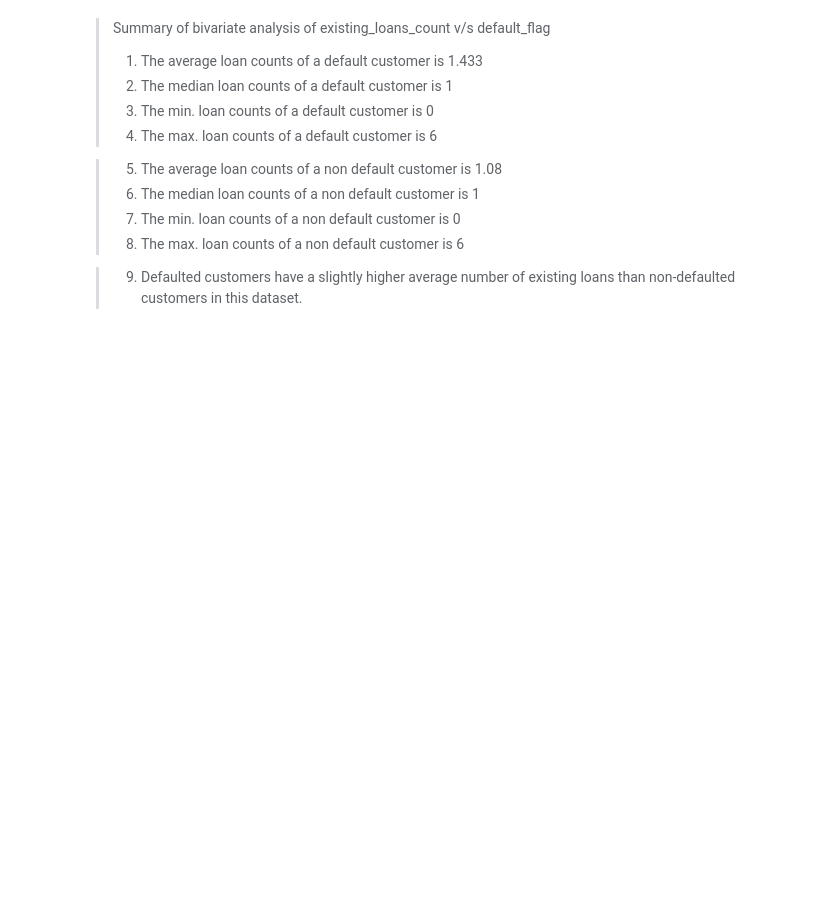
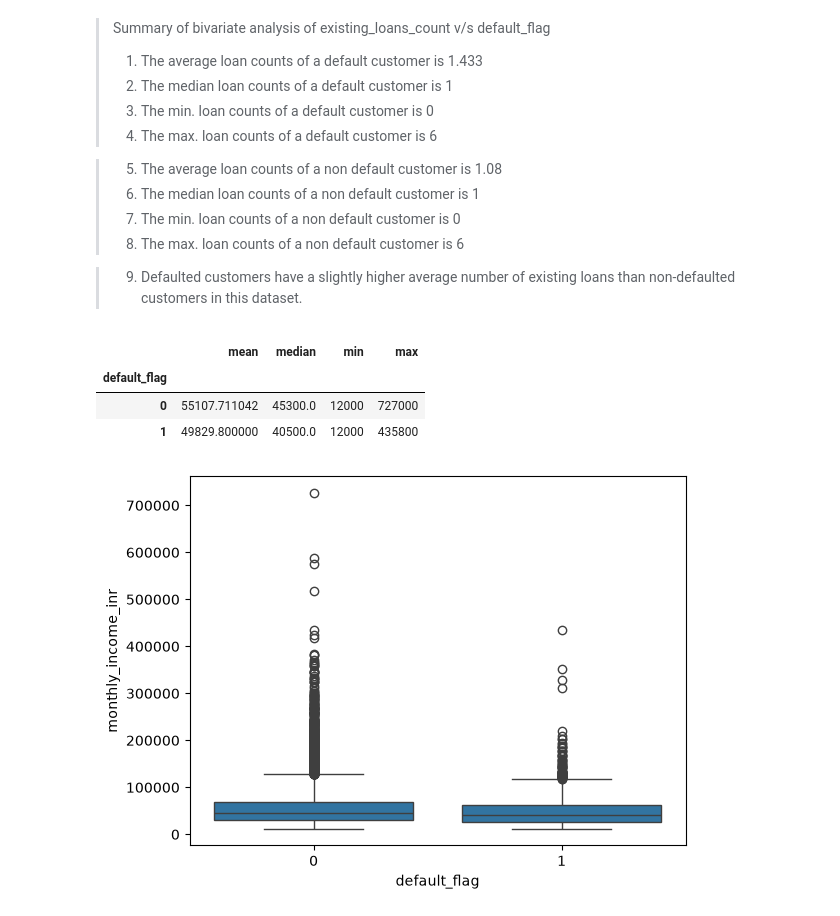
Before and after one commit to Nayan-2006-opensource/loan-default-risk-analysis, a Jupyter notebook: Notebooks/bivariate_analysis_numerical_vs_categorical_columns.ipynb, the cells around one changed output. Drawn from its saved outputs; the diff is of its cells as text; code cells hidden in the pictures; blank space fills up the shorter version.

Commit message:
monthly_income_inr V/s default_flag

```diff
--- a/Notebooks/bivariate_analysis_numerical_vs_categorical_columns.ipynb
+++ b/Notebooks/bivariate_analysis_numerical_vs_categorical_columns.ipynb
@@ -137,3 +137,15 @@ plt.show()
 
 >9. Defaulted customers have a slightly higher average number of
 >existing loans than non-defaulted customers in this dataset.
+# %%
+#monthly_income_inr V/s default_flag
+a=df.groupby("default_flag")["monthly_income_inr"].agg(["mean","median","min","max"])
+display(a)
+sns.boxplot(data=df,x="default_flag",y="monthly_income_inr")
+plt.show()
+# %% [output]
+|  | mean | median | min | max |
+| default_flag |  |  |  |  |
+| 0 | 55107.711042 | 45300.0 | 12000 | 727000 |
+| 1 | 49829.800000 | 40500.0 | 12000 | 435800 |
+[figure, added]
```
Also changed, not shown: parts of 1 cell of this notebook.
